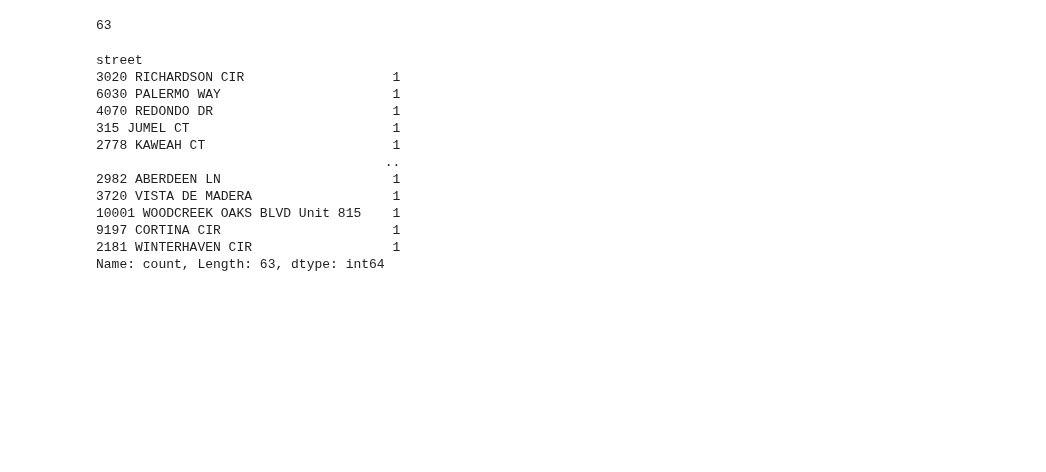
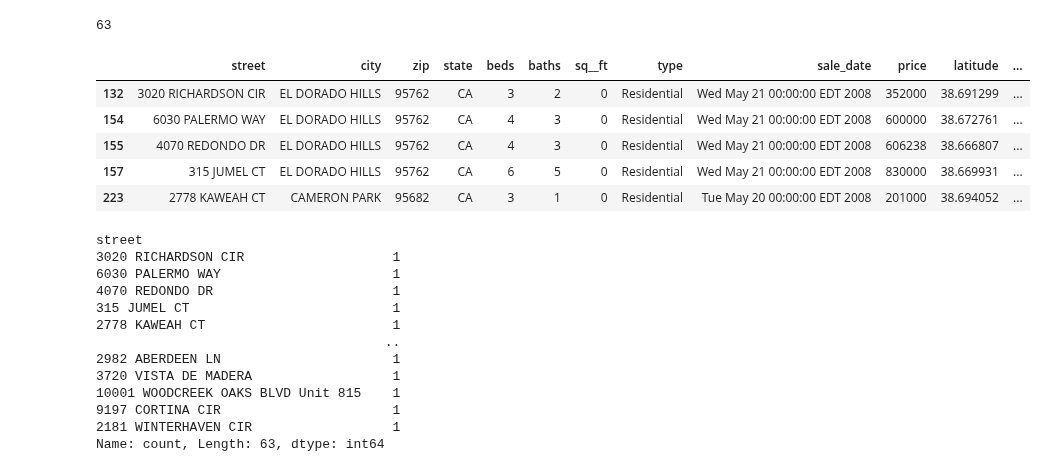
Before and after one commit to CharleyHananiaGA/DSB-Unit-03, a Jupyter notebook: labs/01 - Regression-Sacramento/lab-regression-sacramento-JUAN-OROZCOVICH.ipynb, the cells around one changed output. Drawn from its saved outputs; the diff is of its cells as text; code cells hidden in the pictures; blank space fills up the shorter version.

```diff
--- a/labs/01 - Regression-Sacramento/lab-regression-sacramento-JUAN-OROZCOVICH.ipynb
+++ b/labs/01 - Regression-Sacramento/lab-regression-sacramento-JUAN-OROZCOVICH.ipynb
@@ -345,6 +383,15 @@ no_area_df = clean_df[filter_zero_sqft]
 display(no_area_df.shape[0])
 # %% [output]
 63
+# %%
+no_area_df.head()
+# %% [output]
+|  | street | city | zip | state | beds | baths | sq__ft | type | sale_date | price | latitude | ... |
+| 132 | 3020 RICHARDSON CIR | EL DORADO HILLS | 95762 | CA | 3 | 2 | 0 | Residential | Wed May 21 00:00:00 EDT 2008 | 352000 | 38.691299 | ... |
+| 154 | 6030 PALERMO WAY | EL DORADO HILLS | 95762 | CA | 4 | 3 | 0 | Residential | Wed May 21 00:00:00 EDT 2008 | 600000 | 38.672761 | ... |
+| 155 | 4070 REDONDO DR | EL DORADO HILLS | 95762 | CA | 4 | 3 | 0 | Residential | Wed May 21 00:00:00 EDT 2008 | 606238 | 38.666807 | ... |
+| 157 | 315 JUMEL CT | EL DORADO HILLS | 95762 | CA | 6 | 5 | 0 | Residential | Wed May 21 00:00:00 EDT 2008 | 830000 | 38.669931 | ... |
+| 223 | 2778 KAWEAH CT | CAMERON PARK | 95682 | CA | 3 | 1 | 0 | Residential | Tue May 20 00:00:00 EDT 2008 | 201000 | 38.694052 | ... |
 # %%
 # WHERE ARE THOSE PROPERTIES AND WHAT TYPE OF PROPERTIES ARE THEY? I WANT TO SEE
 # THE DISTRIBUTION OF THE CATEGORICAL COLUMNS, SO I WILL SELECT ONLY THE
```
Also changed, not shown: parts of 23 cells of this notebook, 1 other file.
